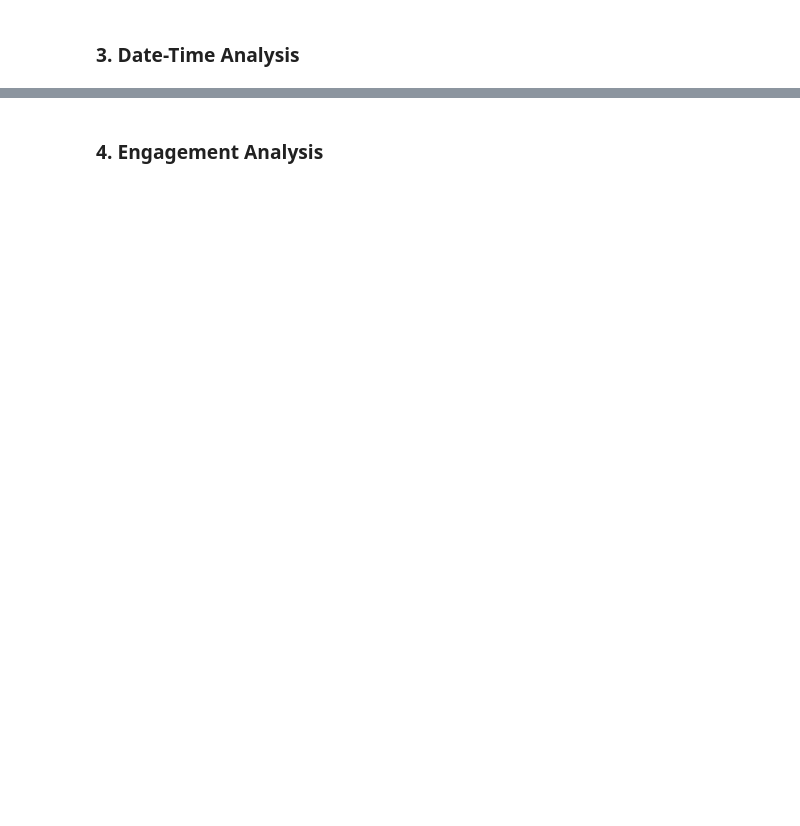
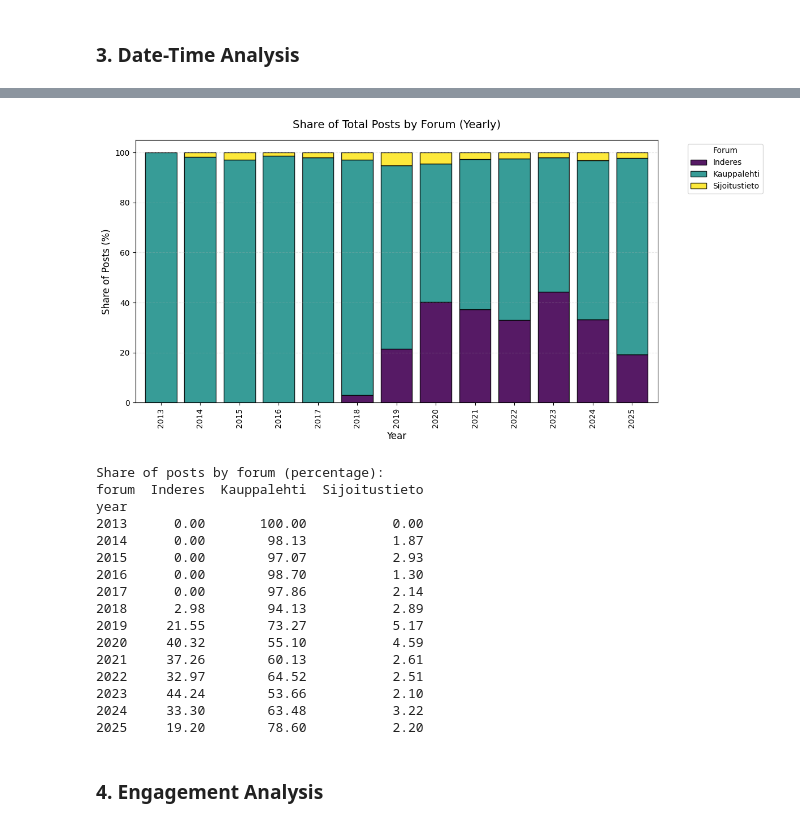
Before and after one commit to shakunage/thesis-work, a Jupyter notebook: sentiment/notebooks/preprocess_forum_data.ipynb, the cells around one changed output, grey strips where cells are left out. Cells and saved outputs as stored; diff of their text form; code cells hidden in the pictures; blank space fills up the shorter version.

```diff
--- a/sentiment/notebooks/preprocess_forum_data.ipynb
+++ b/sentiment/notebooks/preprocess_forum_data.ipynb
@@ -285,3 +293,48 @@ Top 10 Most Active Months:
+# %%
+# Calculate shares of posts per forum per year
+if 'year' not in df.columns:
+    df['year'] = df['date_time'].dt.year
+
+# Pivot table to get counts by year and forum
+forum_yearly_counts = df.groupby(['year', 'forum']).size().unstack(fill_value=0)
+
+# Calculate percentage share
+forum_yearly_shares = forum_yearly_counts.div(forum_yearly_counts.sum(axis=1), axis=0) * 100
+
+# Plot stacked bar chart
+plt.figure(figsize=(12, 6))
+forum_yearly_shares.plot(kind='bar', stacked=True, ax=plt.gca(),
+                        colormap='viridis', alpha=0.9, edgecolor='black', width=0.8)
+
+plt.title('Share of Total Posts by Forum (Yearly)', fontsize=14, pad=15)
+plt.xlabel('Year', fontsize=12)
+plt.ylabel('Share of Posts (%)', fontsize=12)
+plt.legend(title='Forum', bbox_to_anchor=(1.05, 1), loc='upper left')
+plt.grid(axis='y', linestyle='--', alpha=0.3)
+plt.tight_layout()
+plt.show()
+
+# Print values
+print("\nShare of posts by forum (percentage):")
+print(forum_yearly_shares.round(2))
+# %% [output]
+[figure, added]
+Share of posts by forum (percentage):
+forum  Inderes  Kauppalehti  Sijoitustieto
+year
+2013      0.00       100.00           0.00
+2014      0.00        98.13           1.87
+2015      0.00        97.07           2.93
+2016      0.00        98.70           1.30
+2017      0.00        97.86           2.14
+2018      2.98        94.13           2.89
+2019     21.55        73.27           5.17
+2020     40.32        55.10           4.59
+2021     37.26        60.13           2.61
+2022     32.97        64.52           2.51
+2023     44.24        53.66           2.10
+2024     33.30        63.48           3.22
+2025     19.20        78.60           2.20
 # %% [markdown]
 ### 4. Engagement Analysis
 # %%
```
Also changed, not shown: parts of 14 cells of this notebook, 7 other files.
